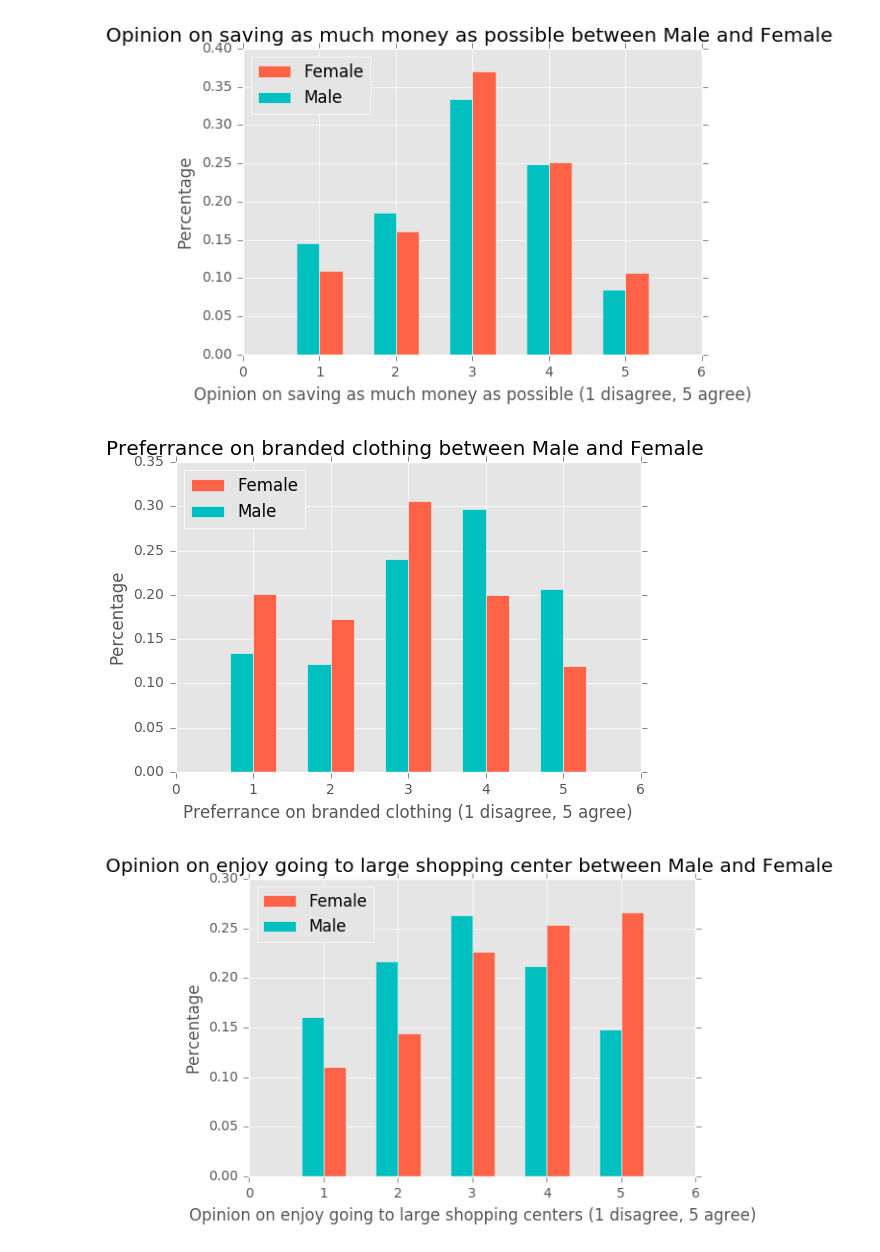
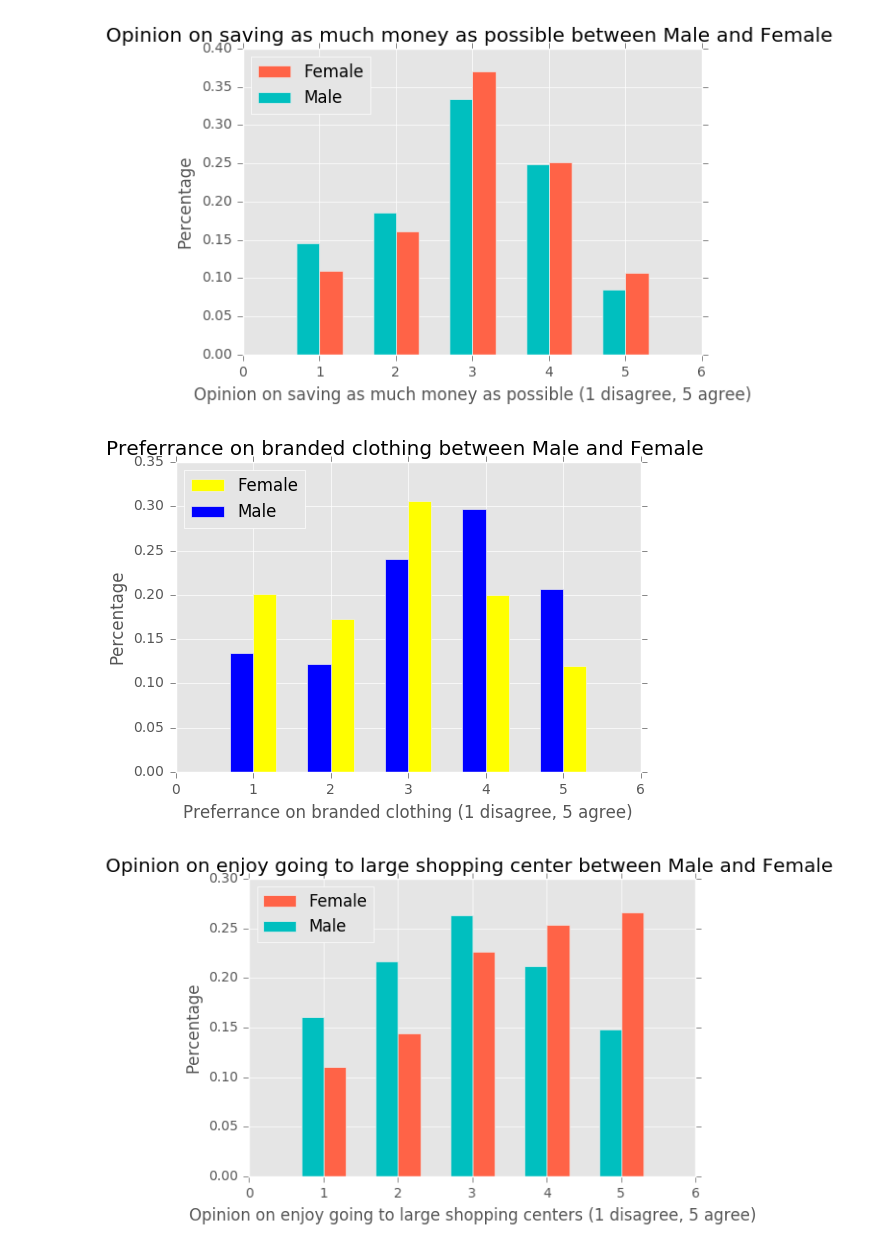
Before and after one commit to ehkhong/sta-141b-proj, a Jupyter notebook: Calculated2.py.ipynb, the cells around one changed output. Cells and saved outputs as stored; diff of their text form; code cells hidden in the pictures.

```diff
--- a/Calculated2.py.ipynb
+++ b/Calculated2.py.ipynb
@@ -539,15 +539,15 @@ plt.show()
 # %% [output]
 [figure]
 # %%
-plt.bar(bar_locations, f_study['Branded clothing'], bar_width, color = 'tomato', label = 'Female')
-plt.bar(bar_locations - bar_width, m_study['Branded clothing'], bar_width, color='c', label = 'Male')
+plt.bar(bar_locations, f_study['Branded clothing'], bar_width, color = 'yellow', label = 'Female')
+plt.bar(bar_locations - bar_width, m_study['Branded clothing'], bar_width, color='blue', label = 'Male')
 plt.legend(["Female", "Male"], loc = 'upper left')
 plt.xlabel('Preferrance on branded clothing (1 disagree, 5 agree)')
 plt.ylabel('Percentage')
 plt.title('Preferrance on branded clothing between Male and Female ')
 plt.show()
 # %% [output]
-[figure, old version]
+[figure, new version]
 # %%
 plt.bar(bar_locations, f_study['Shopping centres'], bar_width, color = 'tomato', label = 'Female')
 plt.bar(bar_locations - bar_width, m_study['Shopping centres'], bar_width, color='c', label = 'Male')
```
Also changed, not shown: parts of 9 cells of this notebook.
